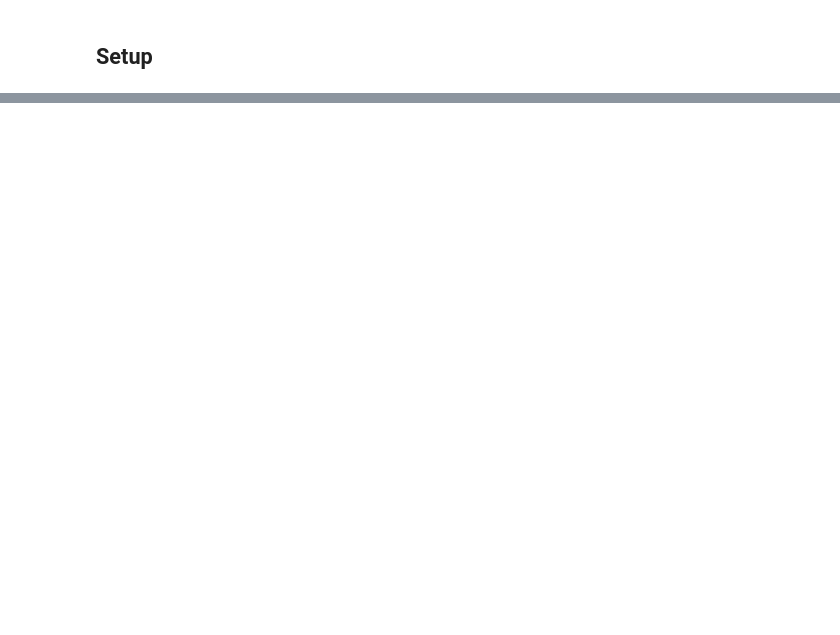
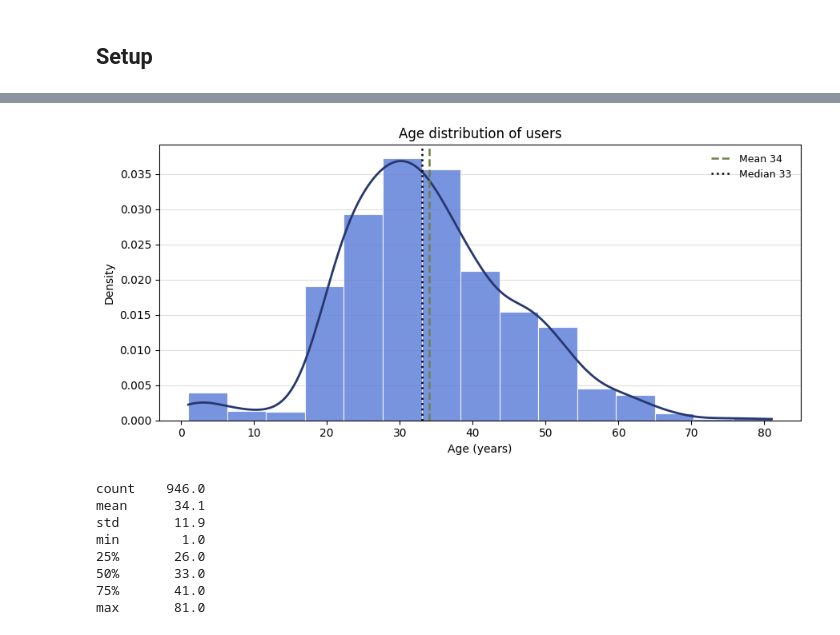
Before and after one commit to DiversaStudio/chatbot_methodology_mmc, a Jupyter notebook: notebooks/01_eda_perfil_y_satisfaccion.ipynb, the cells around one changed output, grey strips where cells are left out. Saved outputs shown, nothing was run; the diff lists cells and outputs as text; code cells hidden in the pictures; blank space fills up the shorter version.

```diff
--- a/notebooks/01_eda_perfil_y_satisfaccion.ipynb
+++ b/notebooks/01_eda_perfil_y_satisfaccion.ipynb
@@ -550,0 +502,33 @@ plt.show()
+# %%
+# Age profile: histogram (shape) with a smoothed density curve laid over it.
+age = df['Age'].dropna()
+fig, ax = plt.subplots(figsize=(9, 4.4))
+
+ax.hist(age, bins=15, density=True, color=PRIMARY,
+        edgecolor=SURFACE, linewidth=0.8, alpha=0.85)
+xs = np.linspace(age.min(), age.max(), 200)
+ax.plot(xs, gaussian_kde(age)(xs), color=DARKBLUE, linewidth=2)
+ax.axvline(age.mean(), color=COLORES['arbol'], linestyle='--', linewidth=1.8,
+           label=f'Mean {age.mean():.0f}')
+ax.axvline(age.median(), color=INK, linestyle=':', linewidth=1.8,
+           label=f'Median {age.median():.0f}')
+ax.legend(fontsize=9, frameon=False)
+ax.set_xlabel('Age (years)')
+ax.set_ylabel('Density')
+ax.grid(True, axis='y', color=GRID)
+ax.set_axisbelow(True)
+ax.set_title('Age distribution of users')
+
+plt.tight_layout()
+plt.show()
+print(age.describe().round(1).to_string())
+# %% [output]
+[figure, added]
+count    946.0
+mean      34.1
+std       11.9
+min        1.0
+25%       26.0
+50%       33.0
+75%       41.0
+max       81.0
```
Also changed, not shown: parts of 78 cells of this notebook, 5 other files.
